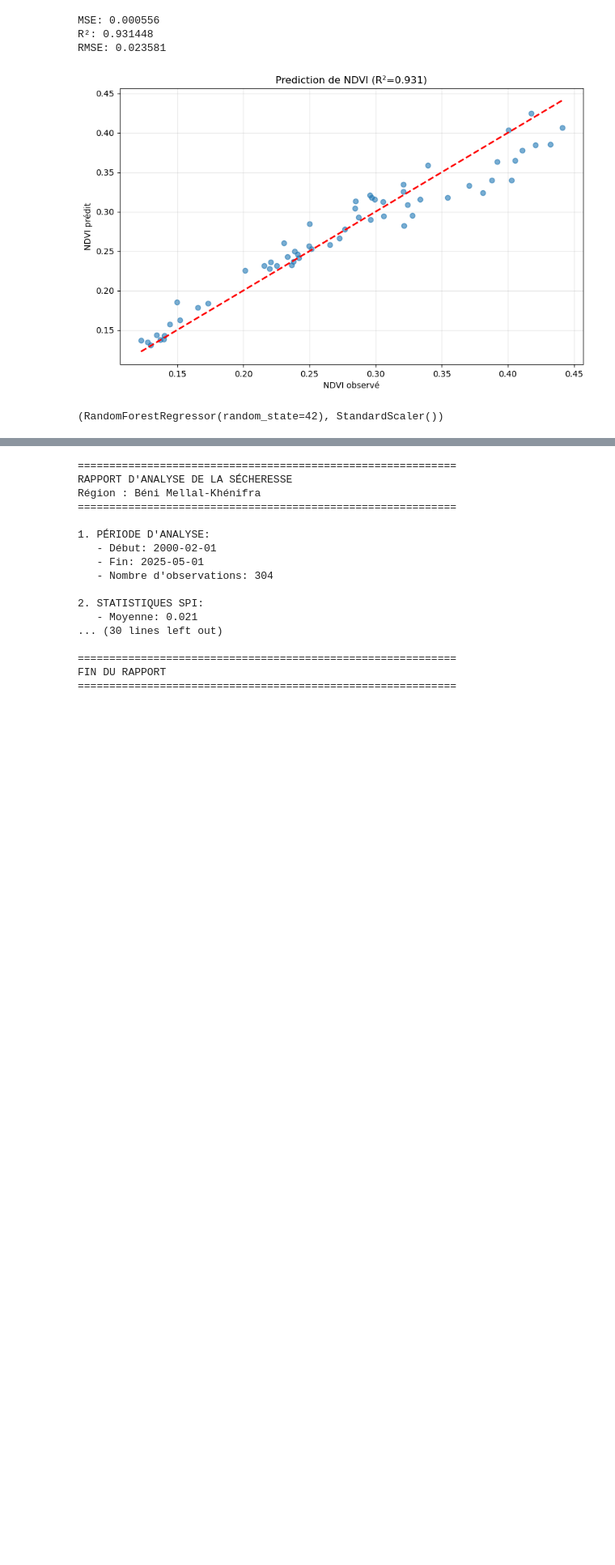
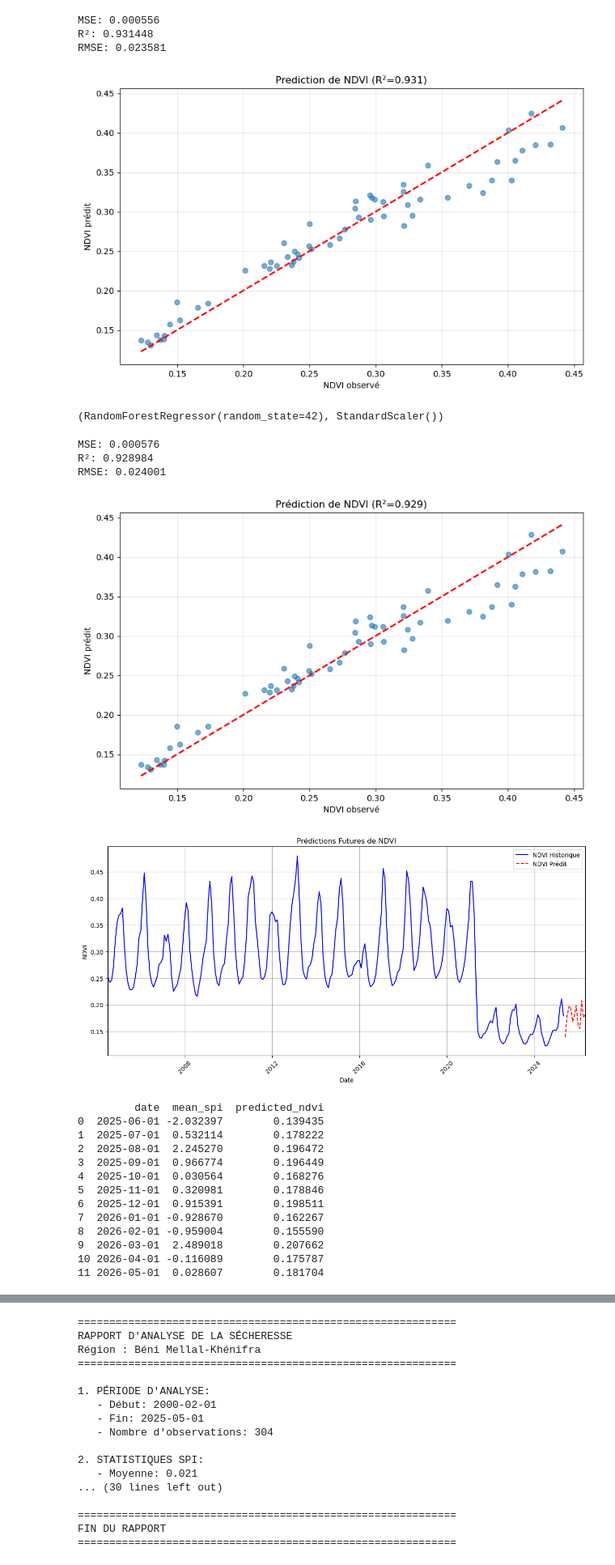
Before and after one commit to adam04-D/Drought-monitoring, a Jupyter notebook: main.ipynb, the cells around one changed output, grey strips where cells are left out. Shown at 81% size. Cells and saved outputs as stored; diff of their text form; code cells hidden in the pictures; blank space fills up the shorter version.

```diff
--- a/main.ipynb
+++ b/main.ipynb
@@ -1057,4 +1068,83 @@ R²: 0.931448
 RMSE: 0.023581
 [figure]
 (RandomForestRegressor(random_state=42), StandardScaler())
+# %%
+def predict_future_ndvi(model, scaler, feature_cols, historical_df, future_periods=12, future_spi_scenario=None):
+
+    last_date = historical_df['date'].max()
+    future_dates = pd.date_range(start=last_date + pd.DateOffset(months=1), periods=future_periods, freq='MS')
+    future_df = pd.DataFrame({'date': future_dates})
+
+    if future_spi_scenario is None:
+        mean_spi = historical_df['mean_spi'].mean()
+        future_df['mean_spi'] = mean_spi
+    else:
+        if len(future_spi_scenario) != future_periods:
+            raise ValueError("La longueur de future_spi_scenario doit correspondre à future_periods.")
+        future_df['mean_spi'] = future_spi_scenario
+
+    full_df = pd.concat([historical_df, future_df], ignore_index=True)
+    full_df['mean_ndvi'] = full_df['mean_ndvi'].fillna(0)
+    full_features = prepare_features(full_df)
+
+    future_features = full_features.iloc[-future_periods:]
+    X_future = future_features[feature_cols]
+
+    X_future = X_future.fillna(0)
+
+    X_future_scaled = scaler.transform(X_future)
+    future_ndvi = model.predict(X_future_scaled)
+    future_df['predicted_ndvi'] = future_ndvi
+
+    # Visualisation des prédictions futures
+    # Visualisation des prédictions futures avec échelle plus étroite
+    plt.figure(figsize=(12, 6))
+    plt.plot(historical_df['date'], historical_df['mean_ndvi'], label='NDVI Historique', color='blue')
+    plt.plot(future_df['date'], future_df['predicted_ndvi'], label='NDVI Prédit', color='red', linestyle='--')
+
+    # Zoom sur les 24 derniers mois (ou autre valeur selon ton besoin)
+    min_date = historical_df['date'].max() - pd.DateOffset(months=250)
+    plt.xlim(min_date, future_df['date'].max())
+
+    # Mise en forme
+    plt.xlabel('Date')
+    plt.ylabel('NDVI')
+    plt.title('Prédictions Futures de NDVI')
+    plt.legend()
+    plt.grid(True)
+
+    # Afficher les ticks avec moins d'espacement
+    plt.xticks(rotation=45)
+    plt.tight_layout()
+    plt.show()
+
+
+    return future_df
+
+# Exemple d'utilisation
+mean_spi = merged_df['mean_spi'].mean()
+std_spi = merged_df['mean_spi'].std()
+future_spi_scenario = np.random.normal(mean_spi, std_spi, 12)
+model, scaler, feature_cols = train_ndvi_prediction_model(merged_df)
+future_predictions = predict_future_ndvi(model, scaler, feature_cols, merged_df, future_periods=12, future_spi_scenario=future_spi_scenario)
+print(future_predictions)
+# %% [output]
+MSE: 0.000576
+R²: 0.928984
+RMSE: 0.024001
+[figure, added]
+[figure, added]
+         date  mean_spi  predicted_ndvi
+0  2025-06-01 -2.032397        0.139435
+1  2025-07-01  0.532114        0.178222
+2  2025-08-01  2.245270        0.196472
+3  2025-09-01  0.966774        0.196449
+4  2025-10-01  0.030564        0.168276
+5  2025-11-01  0.320981        0.178846
+6  2025-12-01  0.915391        0.198511
+7  2026-01-01 -0.928670        0.162267
+8  2026-02-01 -0.959004        0.155590
+9  2026-03-01  2.489018        0.207662
+10 2026-04-01 -0.116089        0.175787
+11 2026-05-01  0.028607        0.181704
 # %% [markdown]
```
Also changed, not shown: parts of 8 cells of this notebook.
